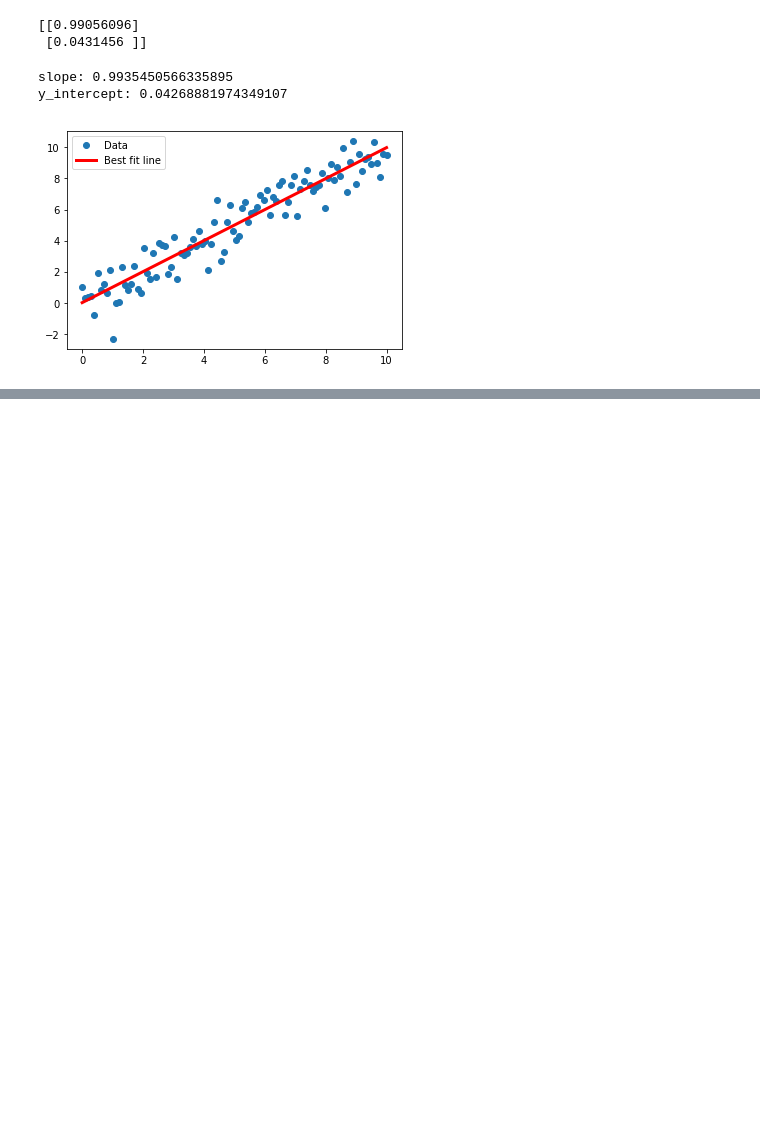
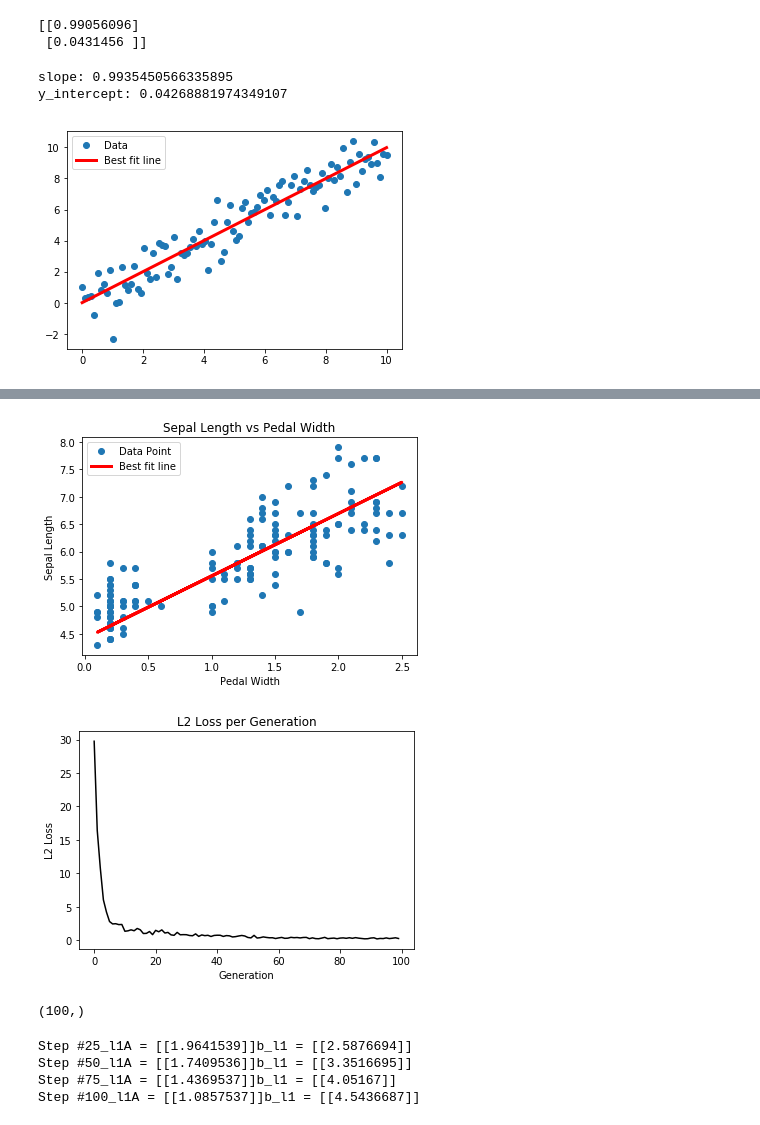
Before and after one commit to calmzhuang/tensorflow_practice, a Jupyter notebook: linear_regression_basic_tensorflow.ipynb, the cells around one changed output, grey strips where cells are left out. Saved outputs shown, nothing was run; the diff lists cells and outputs as text; code cells hidden in the pictures; blank space fills up the shorter version.

```diff
--- a/linear_regression_basic_tensorflow.ipynb
+++ b/linear_regression_basic_tensorflow.ipynb
@@ -81,0 +105,11 @@ plt.show()
+# %%
+loss = tf.reduce_mean(tf.square(y_target - model_output))
+init = tf.global_variables_initializer()
+sess.run(init)
+my_opt = tf.train.GradientDescentOptimizer(learning_rate)
+train_step = my_opt.minimize(loss)
+# %%
+rand_index = np.random.choice(len(x_vals), size=batch_size)
+print(rand_index)
+rand_x = np.array([x_vals[rand_index]])
+print(rand_x.shape)
@@ -81,0 +120,12 @@ plt.show()
+# %%
+loss_vec = []
+for i in range(100):
+    rand_index = np.random.choice(len(x_vals), size=batch_size)
+    rand_x = np.transpose([x_vals[rand_index]])
+    rand_y = np.transpose([y_vals[rand_index]])
+    sess.run(train_step, feed_dict={x_data: rand_x, y_target: rand_y})
+    temp_loss = sess.run(loss, feed_dict={x_data: rand_x, y_target:rand_y})
+    loss_vec.append(temp_loss)
+    if (i + 1) % 25 == 0:
+        print('Step #' + str(i + 1) + 'A = ' + str(sess.run(A)) + 'b = ' + str(sess.run(b)))
+        print('Loss = ' + str(temp_loss))
@@ -81,0 +141,26 @@ plt.show()
+# %%
+[slope] = sess.run(A)
+[y_intercept] = sess.run(b)
+best_fit = []
+for i in x_vals:
+    best_fit.append(slope * i + y_intercept)
+# %%
+plt.plot(x_vals, y_vals, 'o', label='Data Point')
+plt.plot(x_vals, best_fit, 'r-', label='Best fit line', linewidth=3)
+plt.legend(loc='upper left')
+plt.title('Sepal Length vs Pedal Width')
+plt.xlabel('Pedal Width')
+plt.ylabel('Sepal Length')
+plt.show()
+plt.plot(loss_vec, 'k-')
+plt.title('L2 Loss per Generation')
+plt.xlabel('Generation')
+plt.ylabel('L2 Loss')
+plt.show()
+# %% [output]
+[figure, added]
+[figure, added]
+# %%
+print(np.array(loss_vec).shape)
+# %% [output]
+(100,)
@@ -81,0 +183,20 @@ plt.show()
+# %%
+init = tf.global_variables_initializer()
+sess.run(init)
+my_opt_l1 = tf.train.GradientDescentOptimizer(learning_rate)
+train_step_l1 = my_opt_l1.minimize(loss_l1)
+loss_vec_l1 = []
+for i in range(iterations):
+    rand_index = np.random.choice(len(x_vals), size=batch_size)
+    rand_x = np.transpose([x_vals[rand_index]])
+    rand_y = np.transpose([y_vals[rand_index]])
+    sess.run(train_step_l1, feed_dict={x_data: rand_x, y_target: rand_y})
+    temp_loss_l1 = sess.run(loss_l1, feed_dict={x_data: rand_x, y_target: rand_y})
+    loss_vec_l1.append(temp_loss_l1)
+    if (i + 1) % 25 == 0:
+        print('Step #' + str(i + 1) + '_l1A = ' + str(sess.run(A_l1)) + 'b_l1 = ' + str(sess.run(b_l1)))
+# %% [output]
+Step #25_l1A = [[1.9641539]]b_l1 = [[2.5876694]]
+Step #50_l1A = [[1.7409536]]b_l1 = [[3.3516695]]
+Step #75_l1A = [[1.4369537]]b_l1 = [[4.05167]]
+Step #100_l1A = [[1.0857537]]b_l1 = [[4.5436687]]
```
Also changed, not shown: parts of 13 cells of this notebook.
